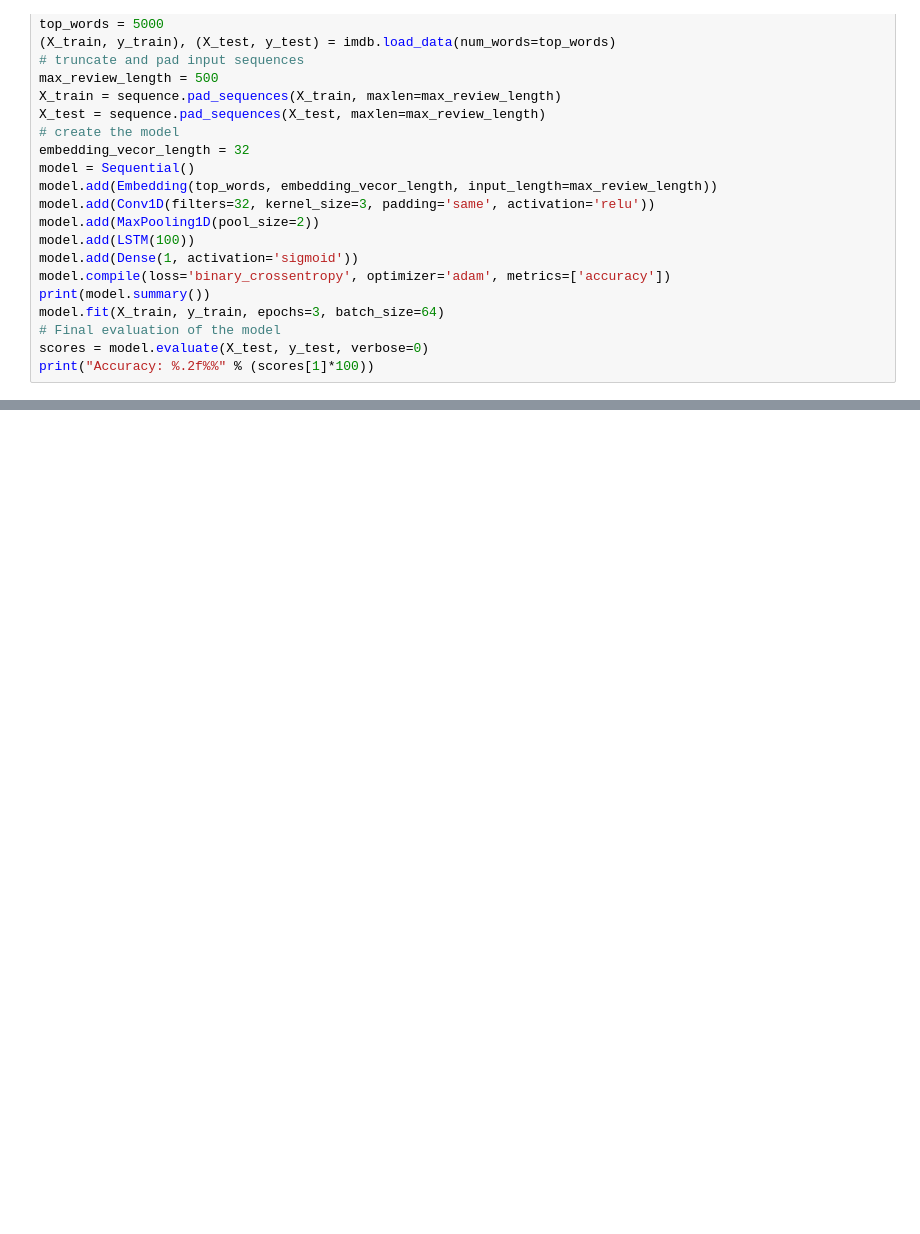
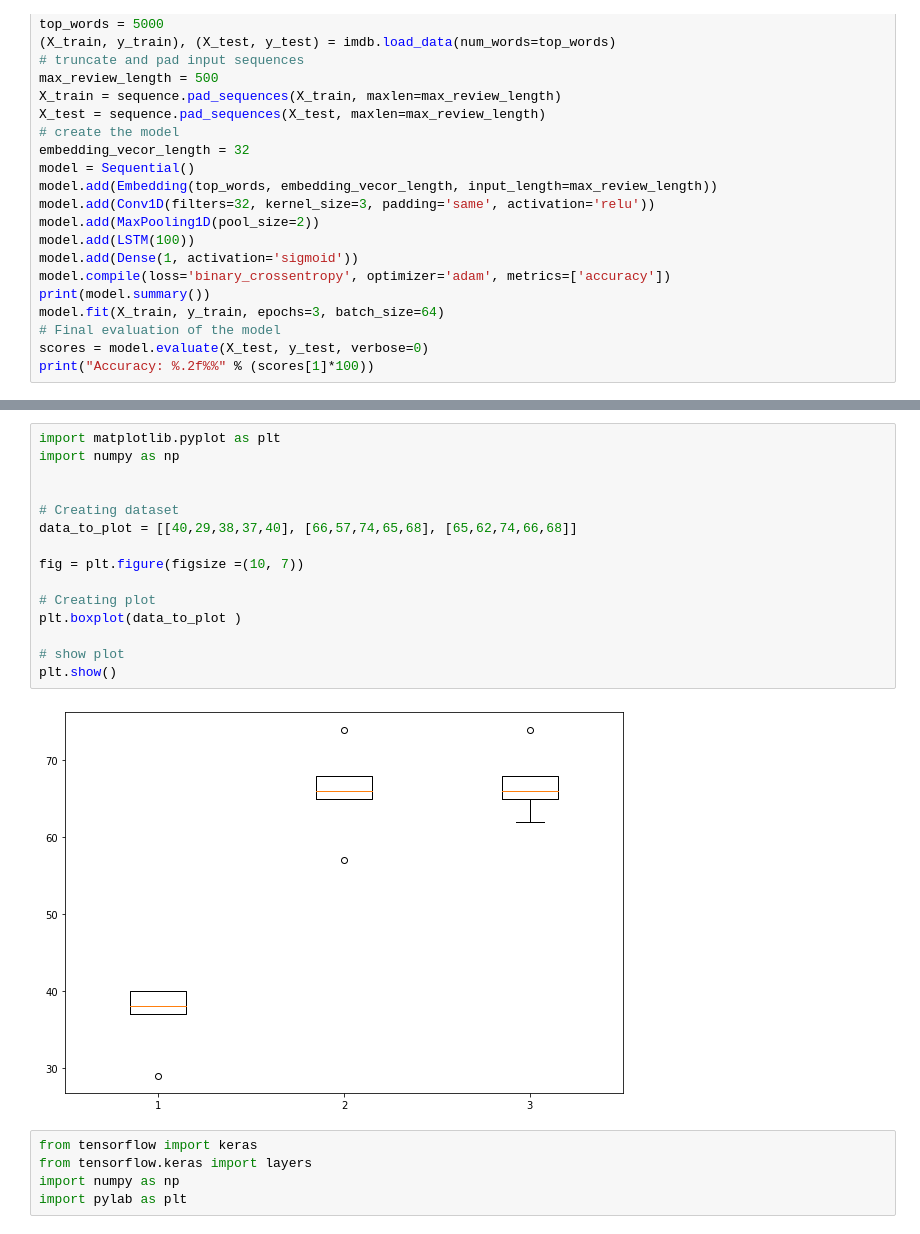
Before and after one commit to cdsnlab/AIoTService, a Jupyter notebook: Ensemble-AR.ipynb, the cells around one changed output, grey strips where cells are left out. Drawn from its saved outputs; the diff is of its cells as text; blank space fills up the shorter version.

```diff
--- a/Ensemble-AR.ipynb
+++ b/Ensemble-AR.ipynb
@@ -338,0 +678,22 @@ NameError: name 'dataframe1' is not defined
+# %%
+import matplotlib.pyplot as plt
+import numpy as np
+
+
+# Creating dataset
+data_to_plot = [[40,29,38,37,40], [66,57,74,65,68], [65,62,74,66,68]]
+
+fig = plt.figure(figsize =(10, 7))
+
+# Creating plot
+plt.boxplot(data_to_plot )
+
+# show plot
+plt.show()
+# %% [output]
+[figure, added]
+# %%
+from tensorflow import keras
+from tensorflow.keras import layers
+import numpy as np
+import pylab as plt
```
Also changed, not shown: parts of 13 cells of this notebook.
